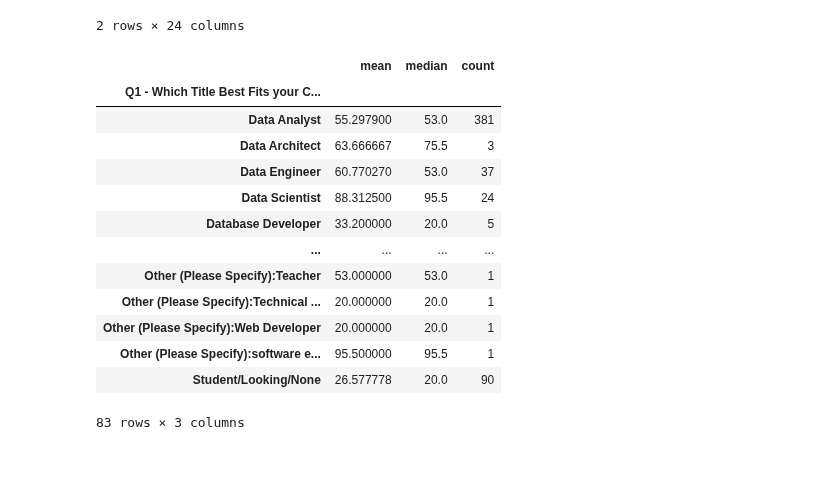
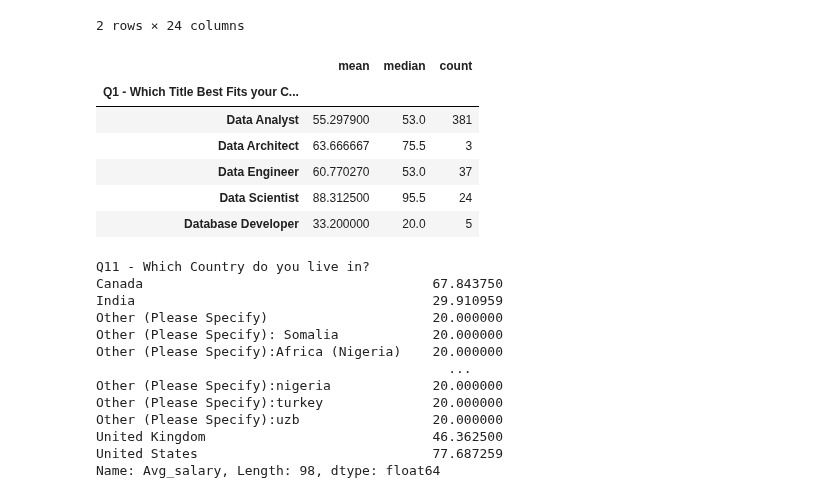
Before and after one commit to Lenmbugua/Analytics-Practice-Datasets, a Jupyter notebook: Professional Survey Data.ipynb, the cells around one changed output. Cells and saved outputs as stored; diff of their text form; code cells hidden in the pictures; blank space fills up the shorter version.

Commit message:
Getting the salary of each surveyor by their country

```diff
--- a/Professional Survey Data.ipynb
+++ b/Professional Survey Data.ipynb
@@ -199,19 +199,12 @@ df.head(2)
 # %%
 # Get the salary of each by their role
 role_salary = df.groupby("Q1 - Which Title Best Fits your Current Role?")['Avg_salary'].agg(['mean', 'median', 'count'])
-role_salary
+role_salary.head(5)
 # %% [output]
 |  | mean | median | count |
 | Q1 - Which Title Best Fits your C... |  |  |  |
 | Data Analyst | 55.297900 | 53.0 | 381 |
 | Data Architect | 63.666667 | 75.5 | 3 |
 | Data Engineer | 60.770270 | 53.0 | 37 |
 | Data Scientist | 88.312500 | 95.5 | 24 |
 | Database Developer | 33.200000 | 20.0 | 5 |
-| ... | ... | ... | ... |
-| Other (Please Specify):Teacher | 53.000000 | 53.0 | 1 |
-| Other (Please Specify):Technical ... | 20.000000 | 20.0 | 1 |
-| Other (Please Specify):Web Developer | 20.000000 | 20.0 | 1 |
-| Other (Please Specify):software e... | 95.500000 | 95.5 | 1 |
-| Student/Looking/None | 26.577778 | 20.0 | 90 |
-83 rows × 3 columns
@@ -217,0 +214,16 @@ role_salary
+# %%
+Country_salary
+# %% [output]
+Q11 - Which Country do you live in?
+Canada                                     67.843750
+India                                      29.910959
+Other (Please Specify)                     20.000000
+Other (Please Specify): Somalia            20.000000
+Other (Please Specify):Africa (Nigeria)    20.000000
+                                             ...
+Other (Please Specify):nigeria             20.000000
+Other (Please Specify):turkey              20.000000
+Other (Please Specify):uzb                 20.000000
+United Kingdom                             46.362500
+United States                              77.687259
+Name: Avg_salary, Length: 98, dtype: float64
```
Also changed, not shown: parts of 2 cells of this notebook.
